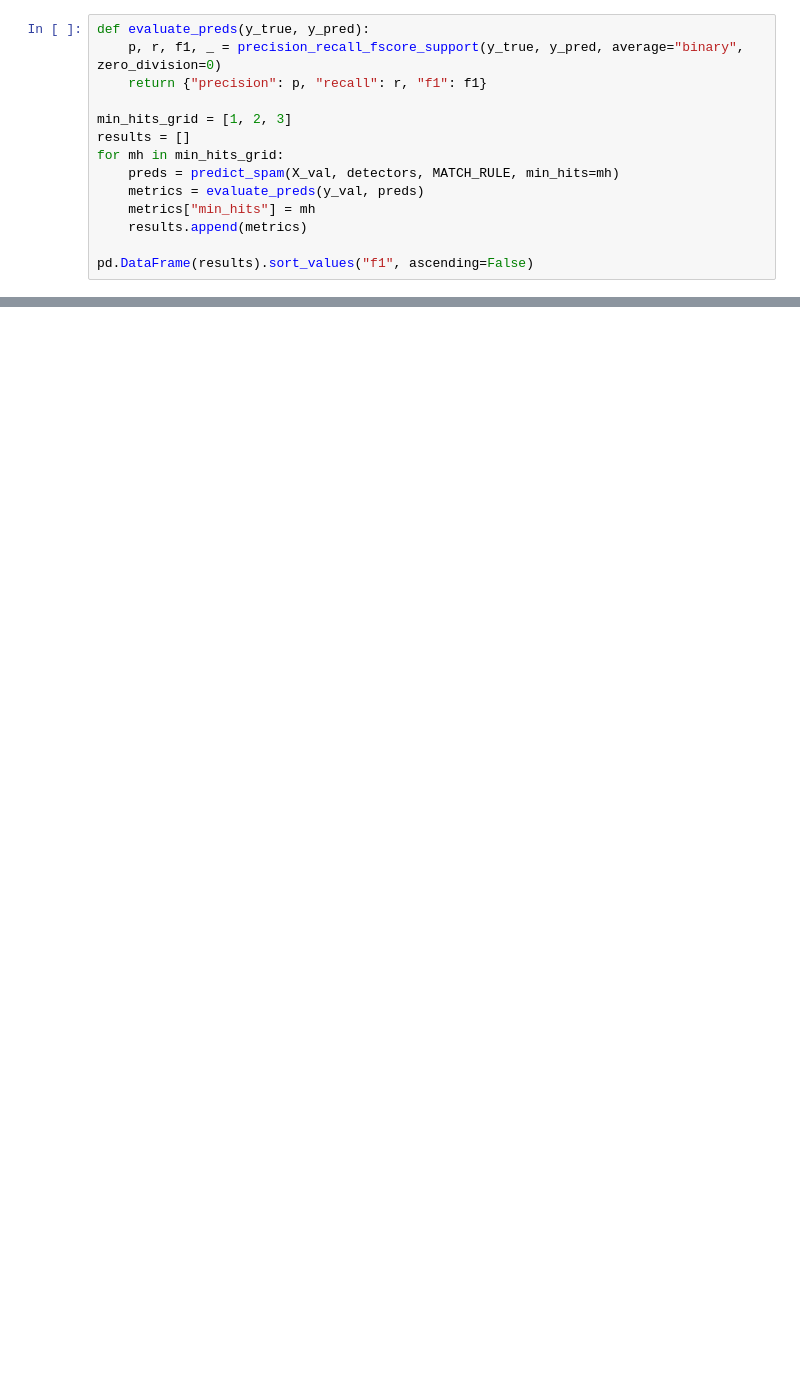
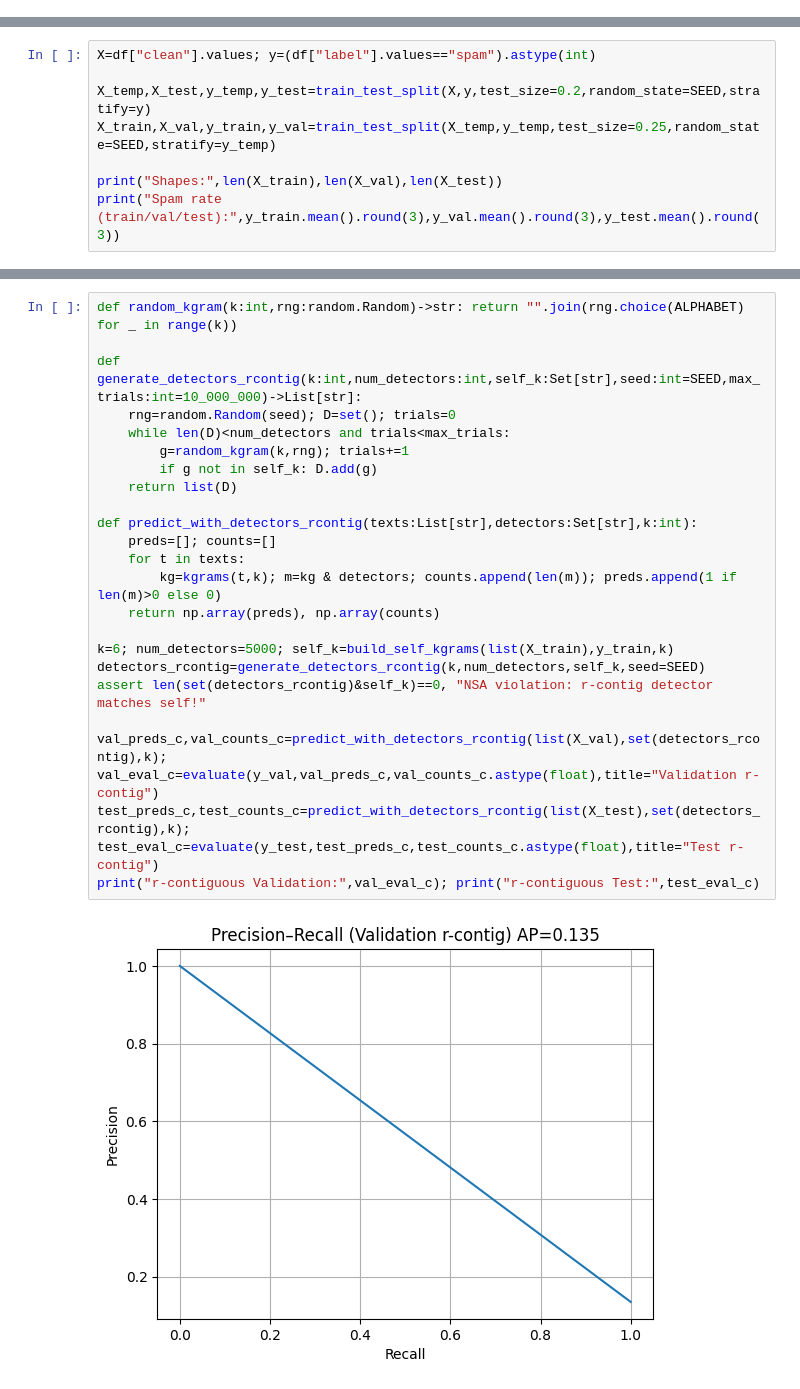
Before and after one commit to QuasimodoCodes/4610-Final, a Jupyter notebook: SpamDetection/NSA_Spam_Detection.ipynb, the cells around one changed output, grey strips where cells are left out. Cells and saved outputs as stored; diff of their text form; blank space fills up the shorter version.

Commit message:
Final code implementation for Spam Detection

```diff
--- a/SpamDetection/NSA_Spam_Detection.ipynb
+++ b/SpamDetection/NSA_Spam_Detection.ipynb
@@ -263,14 +0,0 @@ print(classification_report(y_val, y_val_pred, target_names=["ham","spam"], digi
-# %%
-def evaluate_preds(y_true, y_pred):
-    p, r, f1, _ = precision_recall_fscore_support(y_true, y_pred, average="binary", zero_division=0)
-    return {"precision": p, "recall": r, "f1": f1}
-
-min_hits_grid = [1, 2, 3]
-results = []
-for mh in min_hits_grid:
-    preds = predict_spam(X_val, detectors, MATCH_RULE, min_hits=mh)
-    metrics = evaluate_preds(y_val, preds)
-    metrics["min_hits"] = mh
-    results.append(metrics)
-
-pd.DataFrame(results).sort_values("f1", ascending=False)
@@ -368,0 +54,8 @@ Notes:
+# %%
+X=df["clean"].values; y=(df["label"].values=="spam").astype(int)
+
+X_temp,X_test,y_temp,y_test=train_test_split(X,y,test_size=0.2,random_state=SEED,stratify=y)
+X_train,X_val,y_train,y_val=train_test_split(X_temp,y_temp,test_size=0.25,random_state=SEED,stratify=y_temp)
+
+print("Shapes:",len(X_train),len(X_val),len(X_test))
+print("Spam rate (train/val/test):",y_train.mean().round(3),y_val.mean().round(3),y_test.mean().round(3))
@@ -368,0 +102,25 @@ Notes:
+# %%
+def random_kgram(k:int,rng:random.Random)->str: return "".join(rng.choice(ALPHABET) for _ in range(k))
+
+def generate_detectors_rcontig(k:int,num_detectors:int,self_k:Set[str],seed:int=SEED,max_trials:int=10_000_000)->List[str]:
+    rng=random.Random(seed); D=set(); trials=0
+    while len(D)<num_detectors and trials<max_trials:
+        g=random_kgram(k,rng); trials+=1
+        if g not in self_k: D.add(g)
+    return list(D)
+
+def predict_with_detectors_rcontig(texts:List[str],detectors:Set[str],k:int):
+    preds=[]; counts=[]
+    for t in texts:
+        kg=kgrams(t,k); m=kg & detectors; counts.append(len(m)); preds.append(1 if len(m)>0 else 0)
+    return np.array(preds), np.array(counts)
+
+k=6; num_detectors=5000; self_k=build_self_kgrams(list(X_train),y_train,k)
+detectors_rcontig=generate_detectors_rcontig(k,num_detectors,self_k,seed=SEED)
+assert len(set(detectors_rcontig)&self_k)==0, "NSA violation: r-contig detector matches self!"
+
+val_preds_c,val_counts_c=predict_with_detectors_rcontig(list(X_val),set(detectors_rcontig),k); val_eval_c=evaluate(y_val,val_preds_c,val_counts_c.astype(float),title="Validation r-contig")
+test_preds_c,test_counts_c=predict_with_detectors_rcontig(list(X_test),set(detectors_rcontig),k); test_eval_c=evaluate(y_test,test_preds_c,test_counts_c.astype(float),title="Test r-contig")
+print("r-contiguous Validation:",val_eval_c); print("r-contiguous Test:",test_eval_c)
+# %% [output]
+[figure, added]
```
Also changed, not shown: parts of 45 cells of this notebook, 13 other files.
